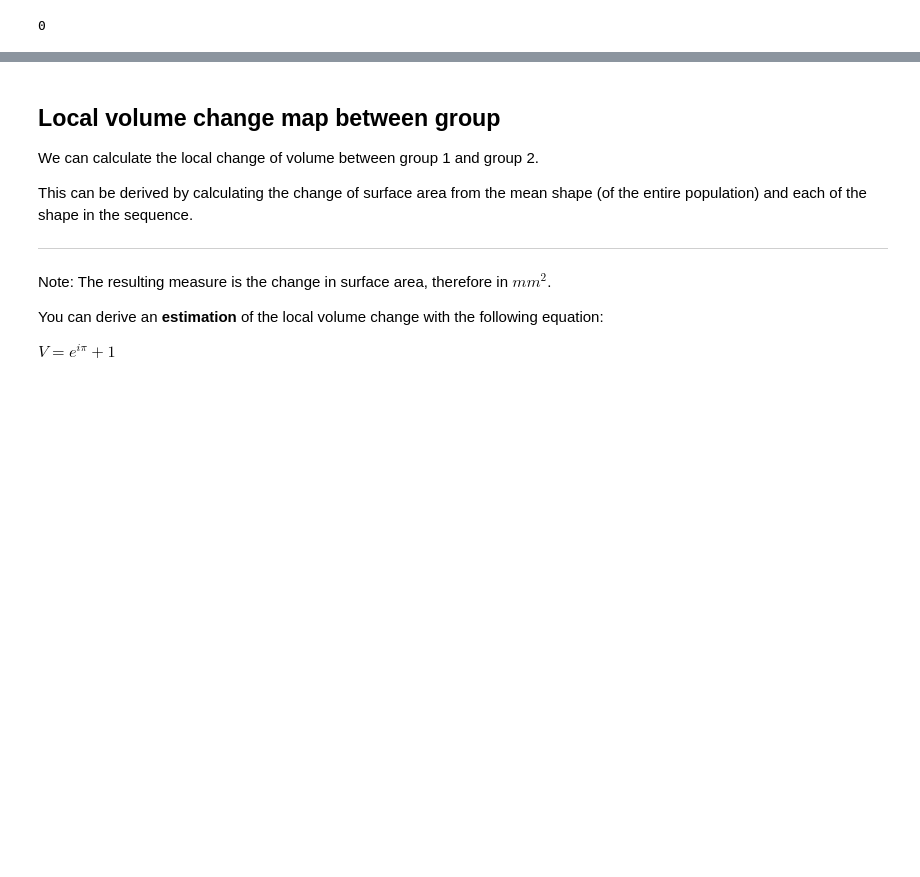
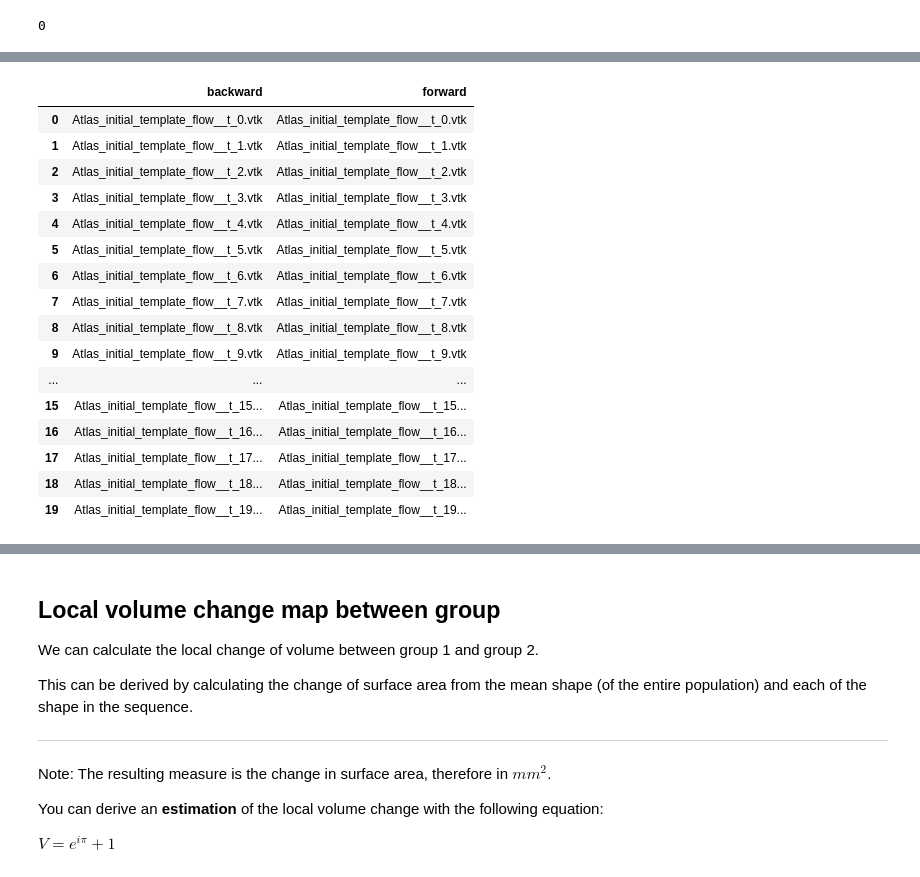
Before and after one commit to marta-vidalgarcia/landmark-free-deformetrica, a Jupyter notebook: shape-statistics-analysis.ipynb, the cells around one changed output, grey strips where cells are left out. Drawn from its saved outputs; the diff is of its cells as text; code cells hidden in the pictures; blank space fills up the shorter version.

```diff
--- a/shape-statistics-analysis.ipynb
+++ b/shape-statistics-analysis.ipynb
@@ -319,0 +350,43 @@ os.system('bash {}'.format(script_filename))
+# %%
+meshfiles1 = glob('{}/forward/*.vtk'.format(shooting_directory))
+meshfiles2 = glob('{}/backward/*.vtk'.format(shooting_directory))
+
+meshfiles1.sort()
+meshfiles2.sort()
+
+list_order = [' '] * len(meshfiles1)
+for f in meshfiles1:
+    idx = int(f[(f.index('t_')+len('t_')):f.index('.vtk')])
+    list_order[idx] = f
+meshfiles1 = list_order
+
+list_order = [' '] * len(meshfiles2)
+for f in meshfiles2:
+    idx = int(f[(f.index('t_')+len('t_')):f.index('.vtk')])
+    list_order[idx] = f
+meshfiles2 = list_order
+
+shooting_df = pd.DataFrame()
+
+shooting_df['backward'] = [os.path.basename(meshfiles2[idx]) for idx in range(len(meshfiles2))]
+shooting_df['forward']  = [os.path.basename(meshfiles1[idx]) for idx in range(len(meshfiles1))]
+
+shooting_df
+# %% [output]
+|  | backward | forward |
+| 0 | Atlas_initial_template_flow__t_0.vtk | Atlas_initial_template_flow__t_0.vtk |
+| 1 | Atlas_initial_template_flow__t_1.vtk | Atlas_initial_template_flow__t_1.vtk |
+| 2 | Atlas_initial_template_flow__t_2.vtk | Atlas_initial_template_flow__t_2.vtk |
+| 3 | Atlas_initial_template_flow__t_3.vtk | Atlas_initial_template_flow__t_3.vtk |
+| 4 | Atlas_initial_template_flow__t_4.vtk | Atlas_initial_template_flow__t_4.vtk |
+| 5 | Atlas_initial_template_flow__t_5.vtk | Atlas_initial_template_flow__t_5.vtk |
+| 6 | Atlas_initial_template_flow__t_6.vtk | Atlas_initial_template_flow__t_6.vtk |
+| 7 | Atlas_initial_template_flow__t_7.vtk | Atlas_initial_template_flow__t_7.vtk |
+| 8 | Atlas_initial_template_flow__t_8.vtk | Atlas_initial_template_flow__t_8.vtk |
+| 9 | Atlas_initial_template_flow__t_9.vtk | Atlas_initial_template_flow__t_9.vtk |
+| ... | ... | ... |
+| 15 | Atlas_initial_template_flow__t_15... | Atlas_initial_template_flow__t_15... |
+| 16 | Atlas_initial_template_flow__t_16... | Atlas_initial_template_flow__t_16... |
+| 17 | Atlas_initial_template_flow__t_17... | Atlas_initial_template_flow__t_17... |
+| 18 | Atlas_initial_template_flow__t_18... | Atlas_initial_template_flow__t_18... |
+| 19 | Atlas_initial_template_flow__t_19... | Atlas_initial_template_flow__t_19... |
```
Also changed, not shown: parts of 30 cells of this notebook, 5 other files.
